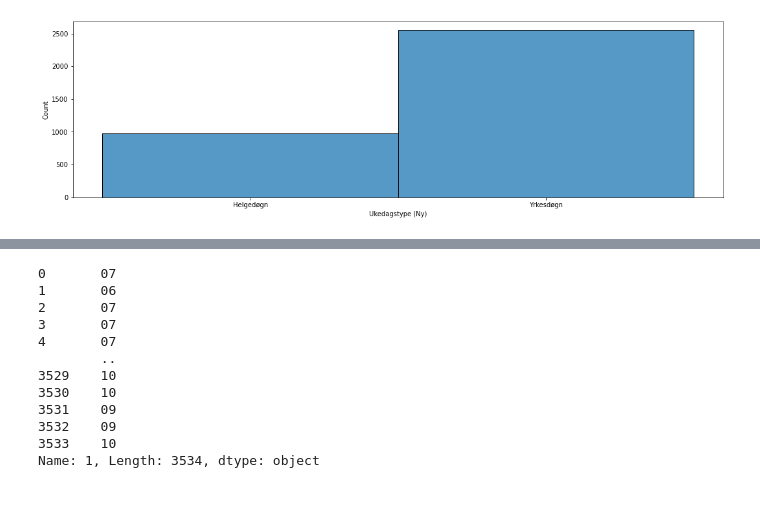
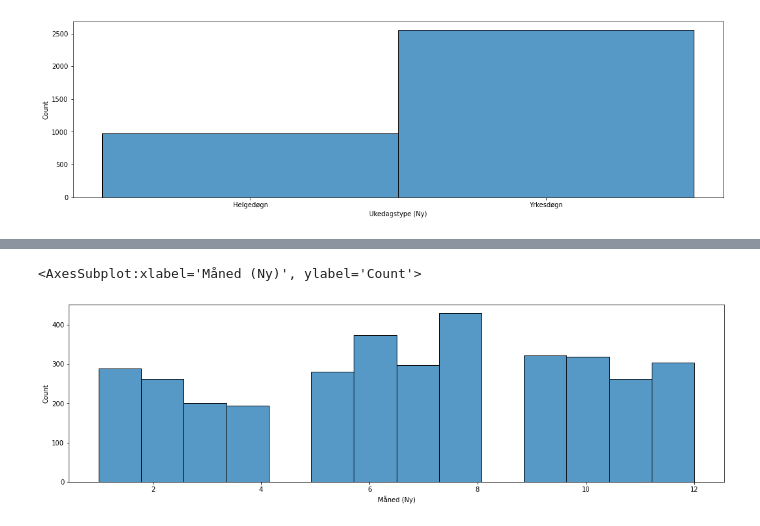
Before and after one commit to matsmichelsen/data-science-template, a Jupyter notebook: notebooks/traffic_accidents.ipynb, the cells around one changed output, grey strips where cells are left out. Cells and saved outputs as stored; diff of their text form; code cells hidden in the pictures; blank space fills up the shorter version.

Commit message:
Added some plots

```diff
--- a/notebooks/traffic_accidents.ipynb
+++ b/notebooks/traffic_accidents.ipynb
@@ -56,4 +56,22 @@ Index(['geometry', 'Geometri, punkt', 'Regulering gangfelt (Ny)',
        'Historisk Sideanleggsdel meterverdi (Ny)', 'sideanlegg', 'sluttdato'],
       dtype='object')
 # %%
-df
+df_1 = df[
+    ['Ulykkesdato',
+     'Måned (Ny)',
+     'Ulykkesklokkeslett',
+     'geometry',
+     'Ukedagstype (Ny)',
+     'Ulykkestype (Ny)',
+     'Fylkenavn (Ny)',
+     'Fylkenummer (Ny)',
+     'Vegtype',
+     'Stedsforhold',
+     'Temperatur',
+     'Dekketype',
+     'Føreforhold',
+     'Værforhold',
+     'Lysforhold',
+     'Fartsgrense'
+    ]
+]
@@ -139,15 +144,0 @@ Length: 84, dtype: object
-# %%
-print(df['Ulykkesdato'].str.split('-',2,expand=True)[1])
-# %% [output]
-0       07
-1       06
-2       07
-3       07
-4       07
-        ..
-3529    10
-3530    10
-3531    09
-3532    09
-3533    10
-Name: 1, Length: 3534, dtype: object
@@ -158,0 +145,6 @@ sns.histplot(data=df, x='Ukedagstype (Ny)')
+# %%
+fig, ax = plt.subplots(figsize=(18,5))
+sns.histplot(data=df_1, x='Måned (Ny)')
+# %% [output]
+<AxesSubplot:xlabel='Måned (Ny)', ylabel='Count'>
+[figure, added]
```
Also changed, not shown: parts of 10 cells of this notebook.
